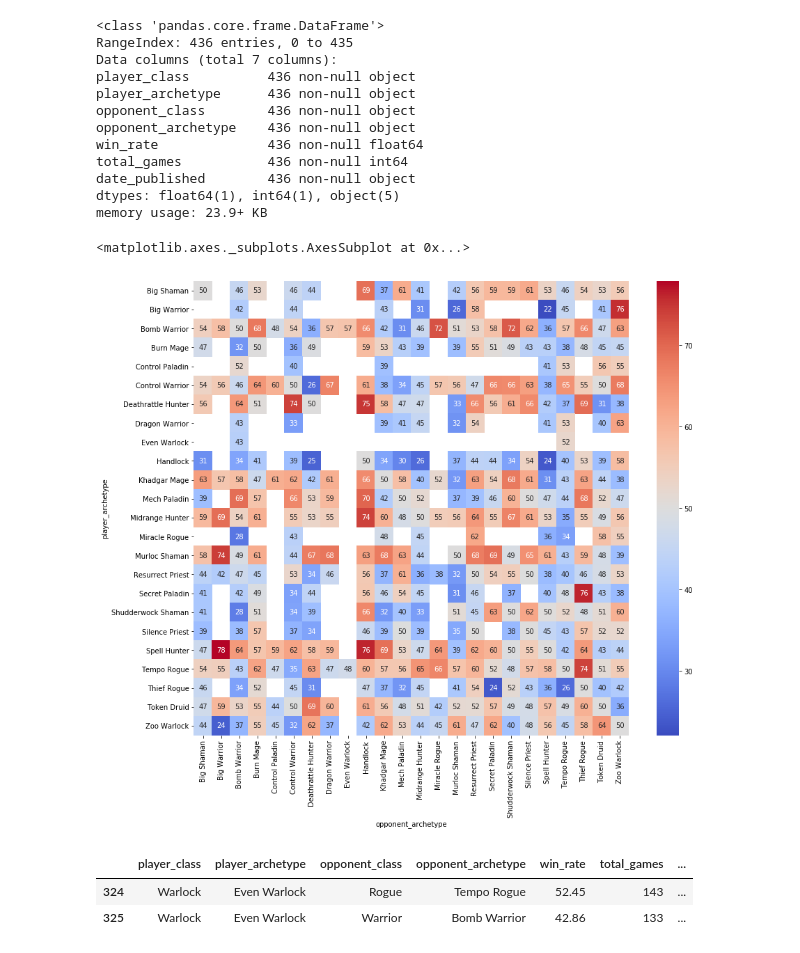
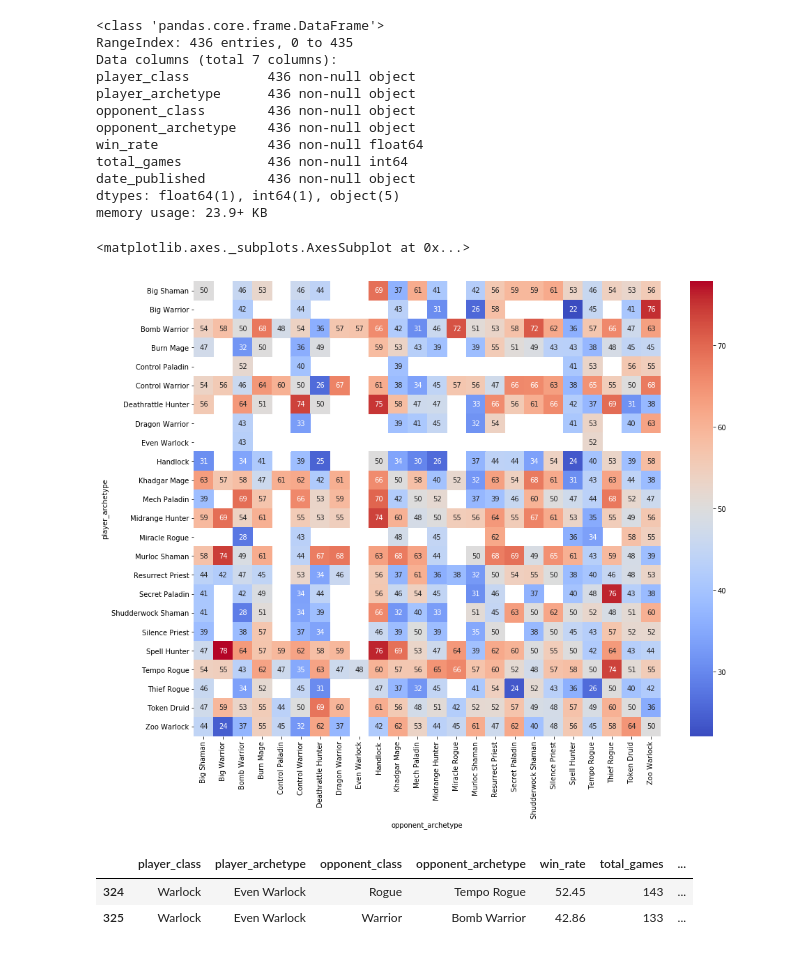
Before and after one commit to sarahberner/Capstone, a Jupyter notebook: 0.3 - Important Deck Matchup Data.ipynb, the cells around one changed output. Saved outputs shown, nothing was run; the diff lists cells and outputs as text; code cells hidden in the pictures.

```diff
--- a/0.3 - Important Deck Matchup Data.ipynb
+++ b/0.3 - Important Deck Matchup Data.ipynb
@@ -50,12 +51,12 @@ date_published        436 non-null object
 dtypes: float64(1), int64(1), object(5)
 memory usage: 23.9+ KB
 # %%
-plt.figure(figsize= (14,12))
+plt.figure(figsize= (15,12))
 df_heatmap = df_may2.pivot("player_archetype", "opponent_archetype", "win_rate")
 sns.heatmap(df_heatmap, annot = True, cmap = 'coolwarm')
 # %% [output]
 <matplotlib.axes._subplots.AxesSubplot at 0x...>
-[figure, old version]
+[figure, new version]
 # %%
 # lets look at even warlock - lots of seemingly missing data despite
 # %%
```
Also changed, not shown: parts of 26 cells of this notebook, 2 other files.
